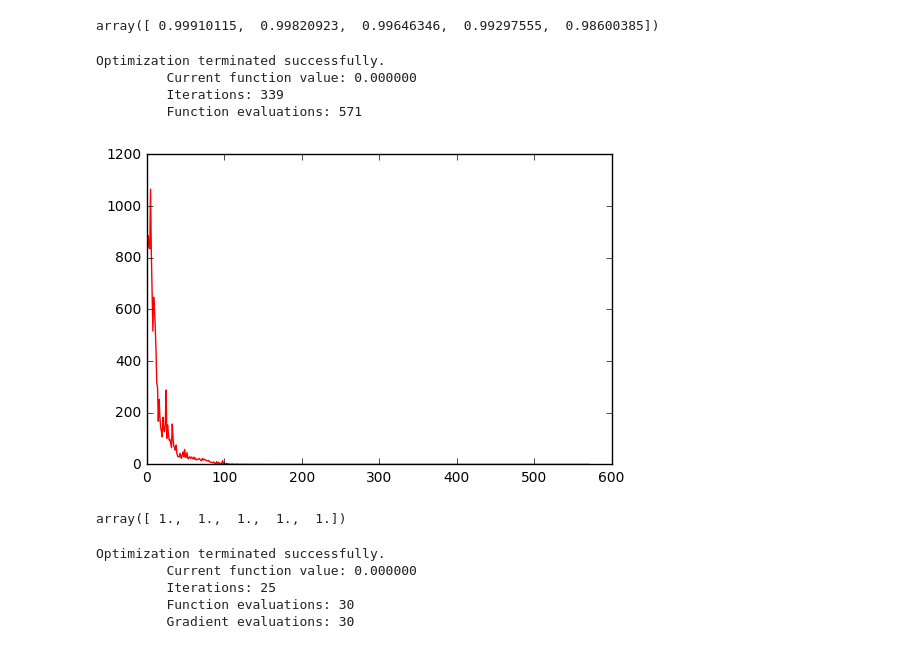
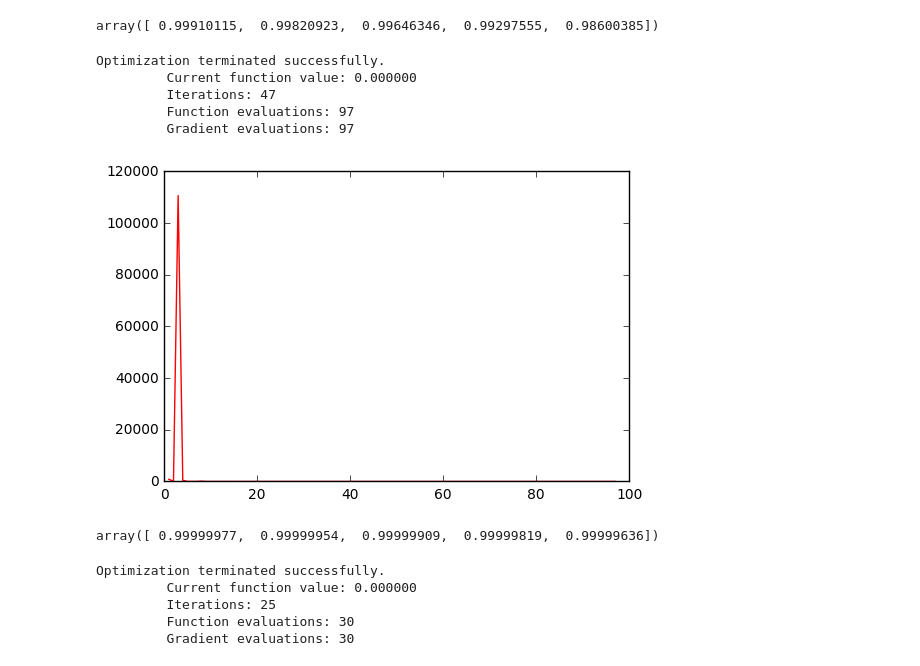
Before and after one commit to kostaNew/comp_sci_spring_2017, a Jupyter notebook: lesson4/minimization.ipynb, the cells around one changed output. Drawn from its saved outputs; the diff is of its cells as text; code cells hidden in the pictures.

```diff
--- a/lesson4/minimization.ipynb
+++ b/lesson4/minimization.ipynb
@@ -43,13 +43,14 @@ Optimization terminated successfully.
 [figure]
 array([ 0.99910115,  0.99820923,  0.99646346,  0.99297555,  0.98600385])
 # %%
-xopt = fmin(rosen, x0, xtol=1e-8)
+xopt = fmin_cg(rosen, x0, fprime=rosen_der)
 spy.draw()
 xopt
 # %% [output]
 Optimization terminated successfully.
          Current function value: 0.000000
-         Iterations: 339
-         Function evaluations: 571
+         Iterations: 47
+         Function evaluations: 97
+         Gradient evaluations: 97
-[figure, old version]
+[figure, new version]
-array([ 1.,  1.,  1.,  1.,  1.])
+array([ 0.99999977,  0.99999954,  0.99999909,  0.99999819,  0.99999636])
```
Also changed, not shown: parts of 1 cell of this notebook, 4 other files.
